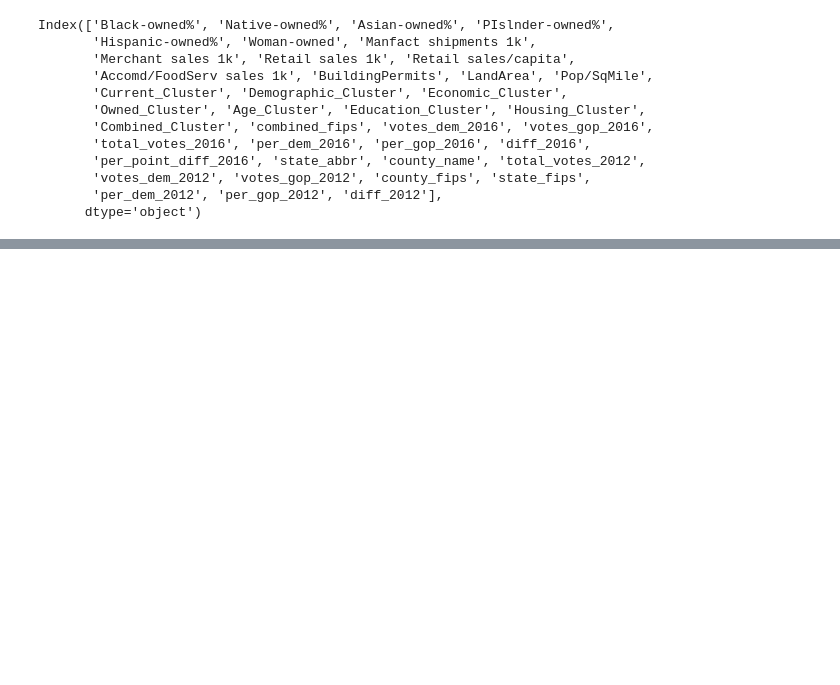
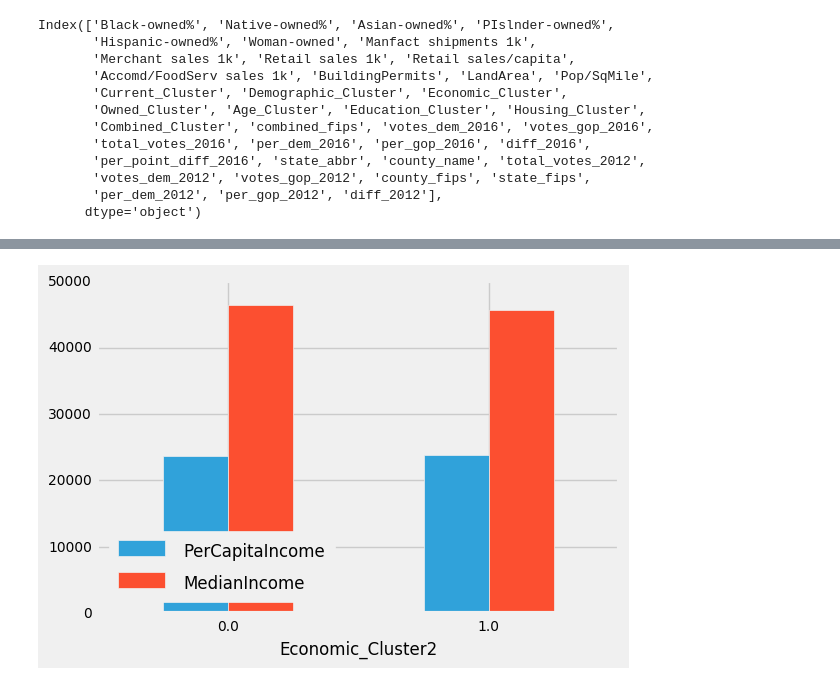
Before and after one commit to cgels/ElectionAnalysis, a Jupyter notebook: OGClassification.ipynb, the cells around one changed output, grey strips where cells are left out. Saved outputs shown, nothing was run; the diff lists cells and outputs as text; code cells hidden in the pictures; blank space fills up the shorter version.

```diff
--- a/OGClassification.ipynb
+++ b/OGClassification.ipynb
@@ -552,0 +610,6 @@ Index(['Black-owned%', 'Native-owned%', 'Asian-owned%', 'PIslnder-owned%',
+# %%
+with plt.style.context('fivethirtyeight'):
+    swingers.groupby('Economic_Cluster2').mean()[['PerCapitaIncome','MedianIncome']].plot(rot=False,kind="bar")
+    plt.legend(loc="lower left")
+# %% [output]
+[figure, added]
```
Also changed, not shown: parts of 11 cells of this notebook, 2 other files.
